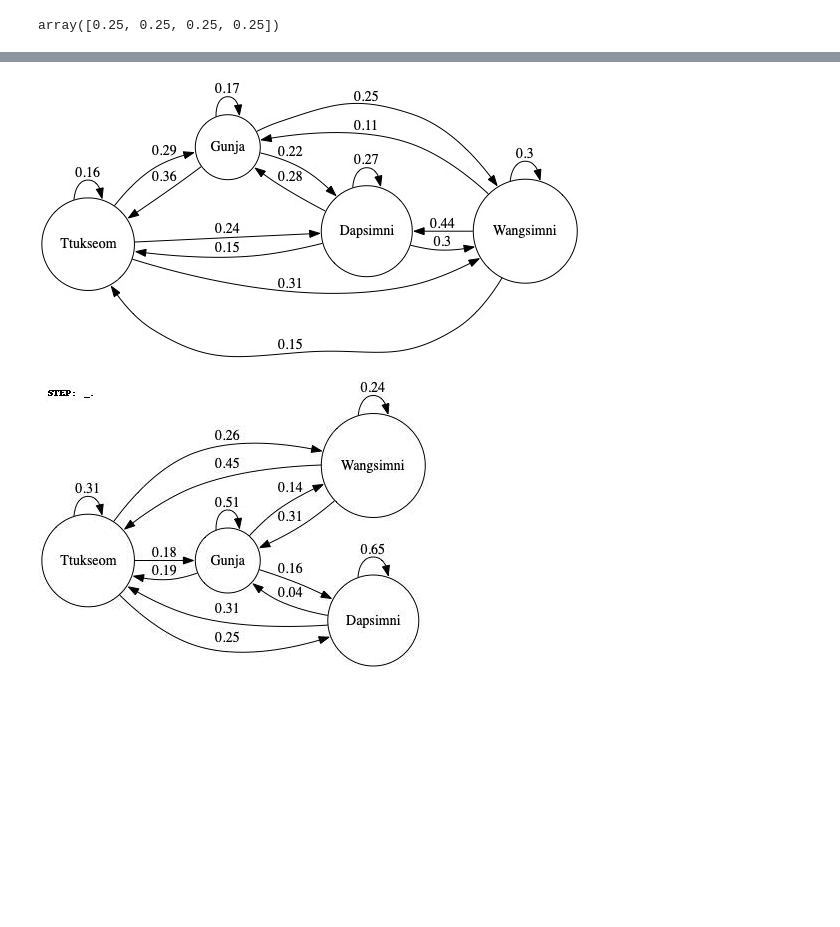
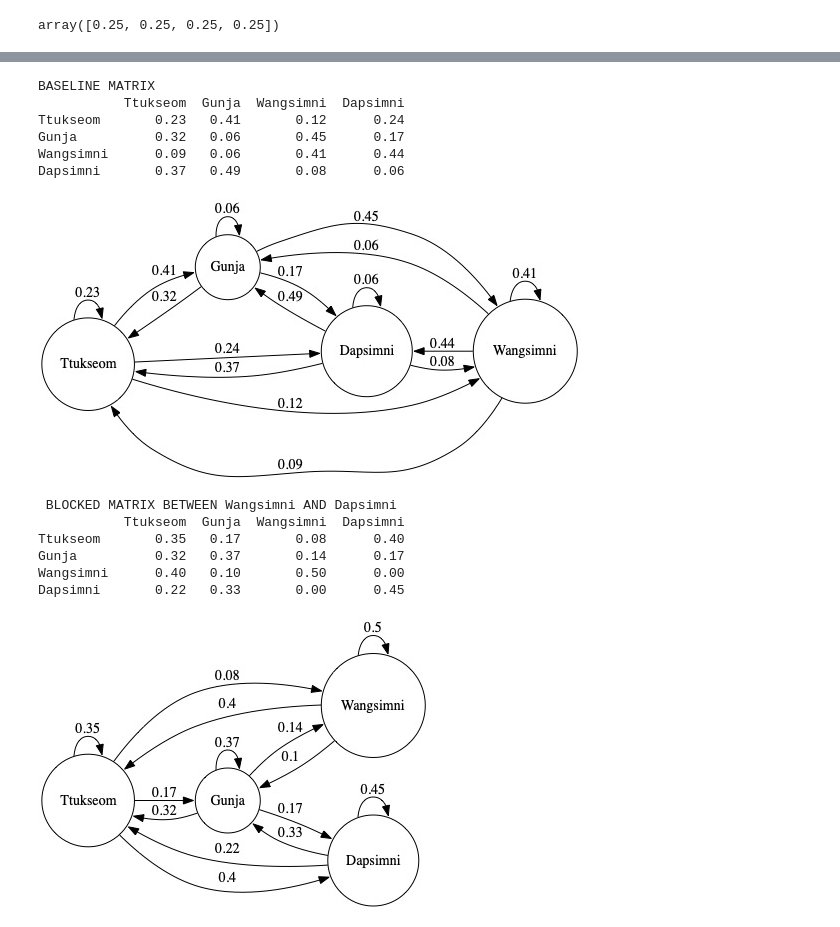
Before and after one commit to ardiantovn/markovchain, a Jupyter notebook: markovchain.ipynb, the cells around one changed output, grey strips where cells are left out. Saved outputs shown, nothing was run; the diff lists cells and outputs as text; code cells hidden in the pictures; blank space fills up the shorter version.

```diff
--- a/markovchain.ipynb
+++ b/markovchain.ipynb
@@ -355,8 +127,0 @@ Dapsimni       0.31   0.04       0.00      0.65
-# %%
-ImageDisplay(base_img)
-# %% [output]
-[figure, removed]
-# %%
-ImageDisplay(gif_img)
-# %% [output]
-[figure, removed]
@@ -363 +130,26 @@ ImageDisplay(gif_img)
+# %%
+mc = MarkovChain(region_list=['Ttukseom', 'Gunja', 'Wangsimni', 'Dapsimni'],
+                 remove_self_flight=False)
+
+base_img = mc.plot_base()
+ImageDisplay(base_img)
+# %% [output]
+BASELINE MATRIX
+           Ttukseom  Gunja  Wangsimni  Dapsimni
+Ttukseom       0.23   0.41       0.12      0.24
+Gunja          0.32   0.06       0.45      0.17
+Wangsimni      0.09   0.06       0.41      0.44
+Dapsimni       0.37   0.49       0.08      0.06
+[figure, added]
+# %%
+blocked_img = mc.plot_blocked_node(node_1= 'Wangsimni', node_2='Dapsimni')
+ImageDisplay(blocked_img)
+# %% [output]
+ BLOCKED MATRIX BETWEEN Wangsimni AND Dapsimni
+           Ttukseom  Gunja  Wangsimni  Dapsimni
+Ttukseom       0.35   0.17       0.08      0.40
+Gunja          0.32   0.37       0.14      0.17
+Wangsimni      0.40   0.10       0.50      0.00
+Dapsimni       0.22   0.33       0.00      0.45
+[figure, added]
 # %%
```
Also changed, not shown: parts of 10 cells of this notebook, 24 other files.
